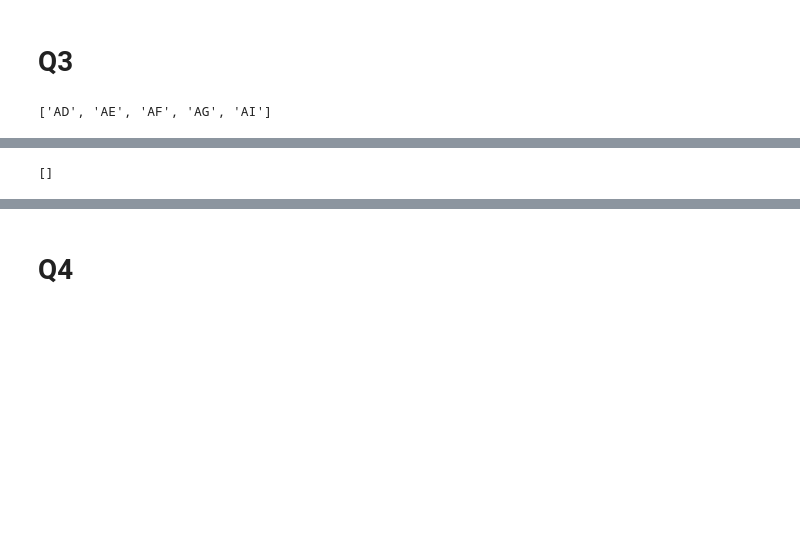
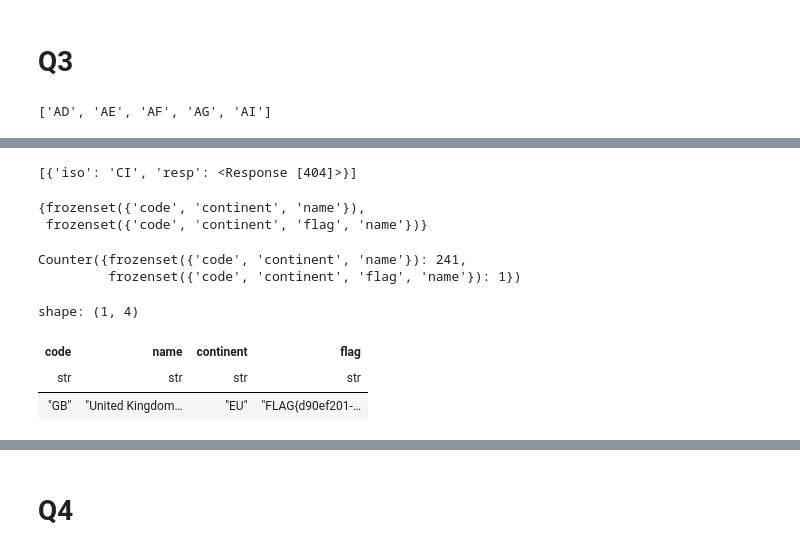
Before and after one commit to Raastin-Workspace/Eneco, a Jupyter notebook: Mostafa_Sayyahi_Eneco_Assignment.ipynb, the cells around one changed output, grey strips where cells are left out. Drawn from its saved outputs; the diff is of its cells as text; code cells hidden in the pictures; blank space fills up the shorter version.

```diff
--- a/Mostafa_Sayyahi_Eneco_Assignment.ipynb
+++ b/Mostafa_Sayyahi_Eneco_Assignment.ipynb
@@ -205,7 +284,7 @@ date = '20260301'
 initials = 'ms'
 upload_info ={
     'account_name': 'sacodeassessment'
-    , 'share_signature': 'sv=2022-11-02&ss=b&srt=o&sp=wc&se=2034-11-11T11:00:00Z&st=2024-11-10T23:00:00Z&spr=https&sig=D%2BgRbWPJDTmsbPtyfTEiTnb7gg594uNsvm62oQK49Yg%3D'
+    , 'shared_signature': os.getenv('shared_signature')
     , 'blob_container' : 'results'
     , 'blob_path' : f'''ingest-assessment-{date}-{initials}'''
     , 'file':'results/q1_longest_runways_per_country.csv'
@@ -265,20 +378,21 @@ https://code001.ecsbdp.com/countries/us?client=abc123
 # %%
-data = []
-missing = []
+# data = []
+# missing = []
+# exceptions = []
 
-for iso in iso_countries:
-    url = f'https://{host}/countries/{iso.lower()}.csv'
-    print(f'url:{url}')
-    try:
-        resp = requests.get(url, timeout=1)
-        if resp.status_code == 200:
-            data.append({'iso': iso, 'data': resp})
-            print(f'added {iso} data')
-        else:
-            missing.append(iso)
-            print(f'''couldn't find {iso} data''')
-    except Exception as e:
-        missing.append(iso)
-        print(f'{iso}: Unexpected {type(e).__name__}: {e}')
-    time.sleep(0.2)
-    print()
+# for iso in iso_countries:
+#     url = f'http://{host}/countries/{iso}'
+#     print(f'url:{url}')
+#     try:
+#         resp = requests.get(url, timeout=(1,5))
+#         if resp.status_code == 200:
+#             data.append({'iso': iso, 'resp': resp})
+#             print(f'added {iso} data')
+#         else:
+#             missing.append({'iso': iso, 'resp': resp})
+#             print(f'''couldn't find {iso} resp, with code {resp.status_code}''')
+#     except Exception as e:
+#         exceptions.append({'iso': iso, 'exception': e})
+#         print(f'{iso}: Unexpected {type(e).__name__}: {e}')
+#     time.sleep(0.2)
+#     print()
@@ -303,4 +399,25 @@ ZW: Unexpected ConnectTimeout: HTTPSConnectionPool(host='code001.ecsbdp.com', po
 # %%
-data
+missing
 # %% [output]
-[]
+[{'iso': 'CI', 'resp': <Response [404]>}]
+# %%
+{frozenset(x['resp'].json().keys()) for x in data}
+# %% [output]
+{frozenset({'code', 'continent', 'name'}),
+ frozenset({'code', 'continent', 'flag', 'name'})}
+# %%
+from collections import Counter
+
+Counter(frozenset(x['resp'].json().keys()) for x in data)
+# %% [output]
+Counter({frozenset({'code', 'continent', 'name'}): 241,
+         frozenset({'code', 'continent', 'flag', 'name'}): 1})
+# %%
+countries_data = pl.DataFrame([x['resp'].json() for x in data])
+# %%
+countries_data.filter(~pl.col('flag').is_null())
+# %% [output]
+shape: (1, 4)
+| code | name | continent | flag |
+| str | str | str | str |
+| "GB" | "United Kingdom… | "EU" | "FLAG{d90ef201-… |
```
Also changed, not shown: parts of 19 cells of this notebook, 1 other file.
